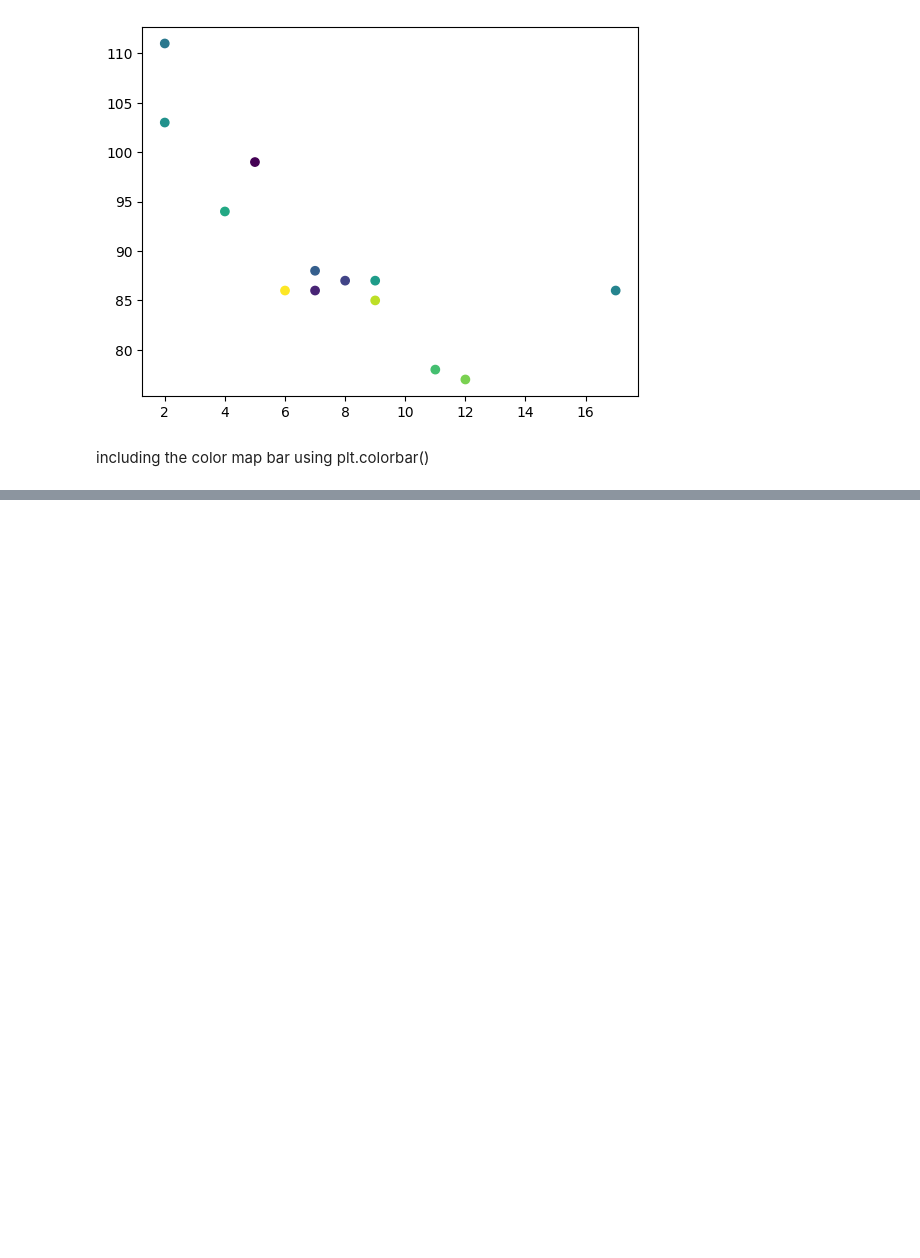
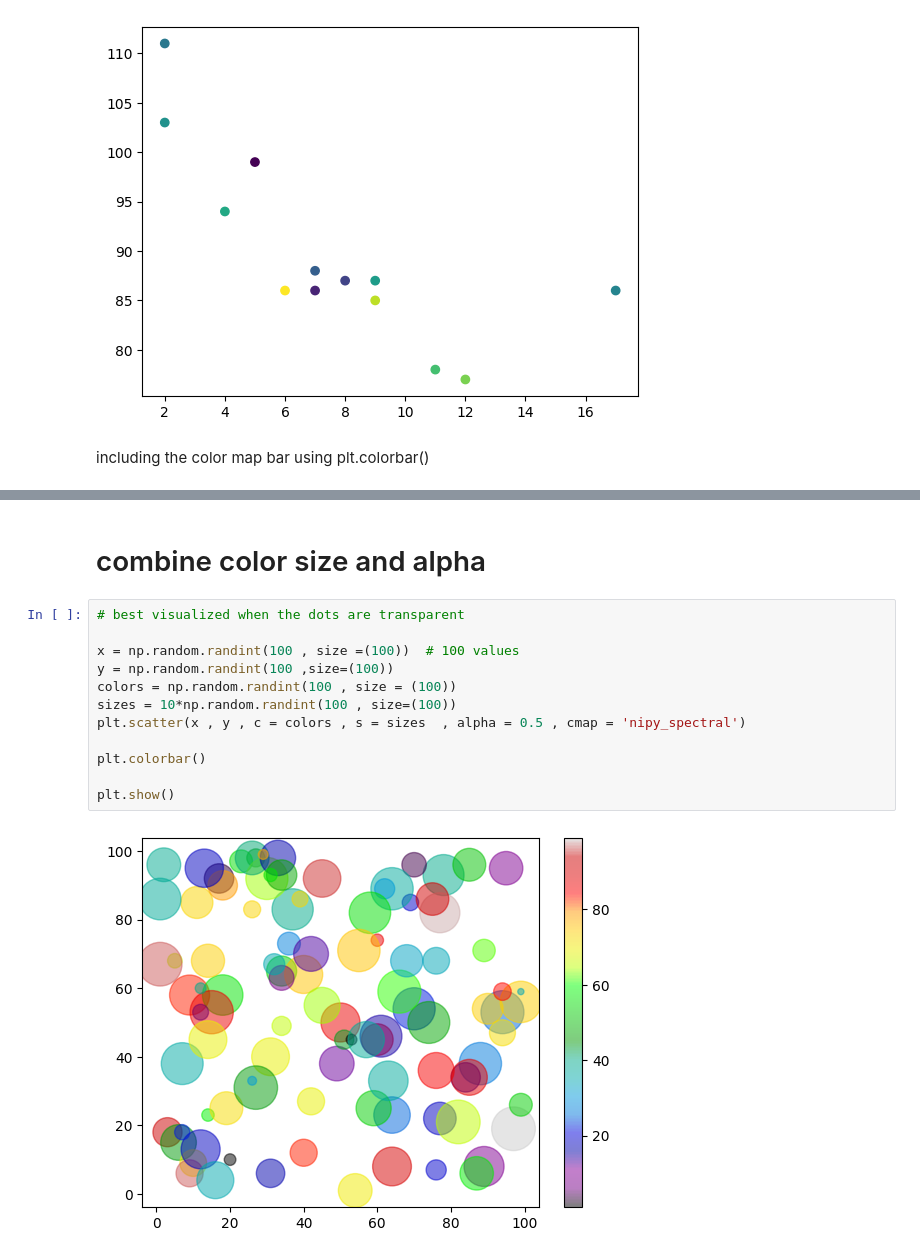
Before and after one commit to Shreyansh4Ai/Python-Stuffs, a Jupyter notebook: Pandas/DataVisualisation/Matplotlib.ipynb, the cells around one changed output, grey strips where cells are left out. Cells and saved outputs as stored; diff of their text form; blank space fills up the shorter version.

```diff
--- a/Pandas/DataVisualisation/Matplotlib.ipynb
+++ b/Pandas/DataVisualisation/Matplotlib.ipynb
@@ -495,0 +520,16 @@ plt.scatter(x , y , c= colors , cmap)
+# %% [markdown]
+<h1> combine color size and alpha
+# %%
+# best visualized when the dots are transparent
+
+x = np.random.randint(100 , size =(100))  # 100 values
+y = np.random.randint(100 ,size=(100))
+colors = np.random.randint(100 , size = (100))
+sizes = 10*np.random.randint(100 , size=(100))
+plt.scatter(x , y , c = colors , s = sizes  , alpha = 0.5 , cmap = 'nipy_spectral')
+
+plt.colorbar()
+
+plt.show()
+# %% [output]
+[figure, added]
```
Also changed, not shown: parts of 35 cells of this notebook.
